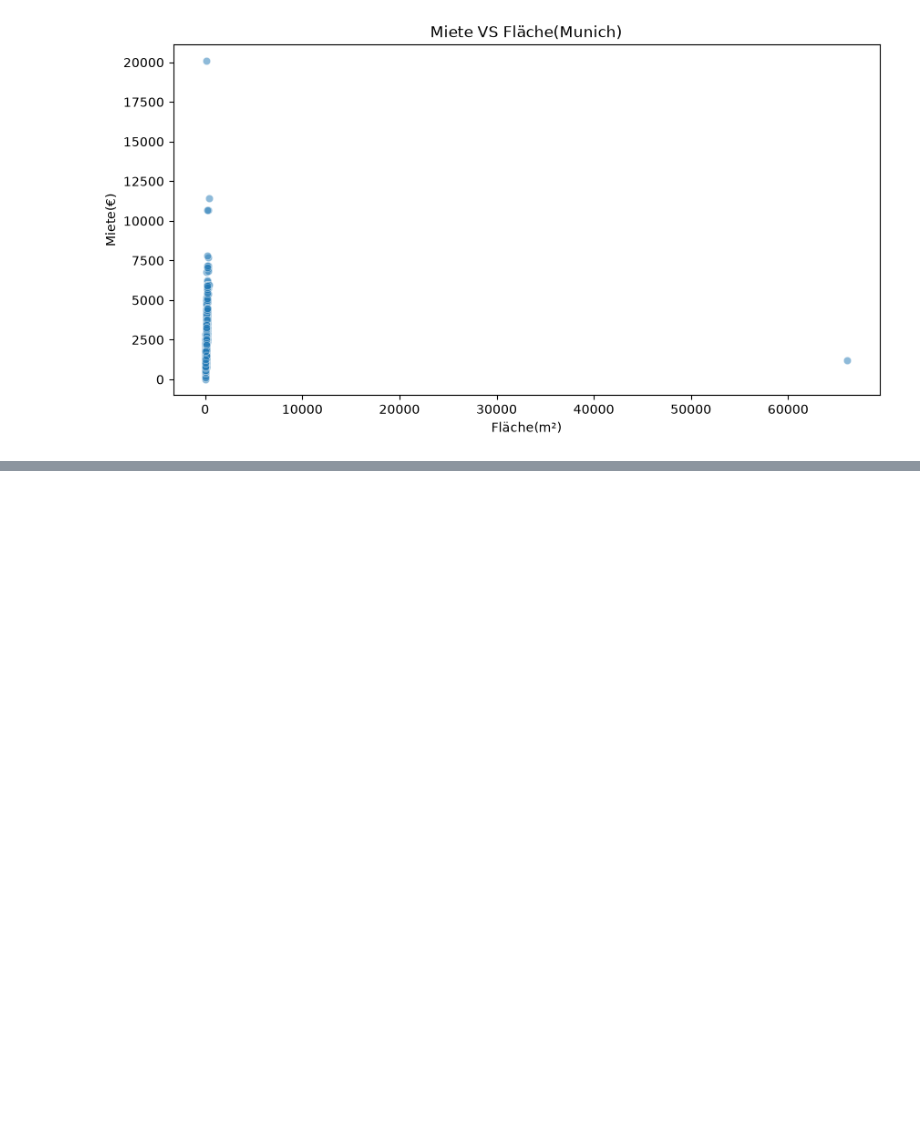
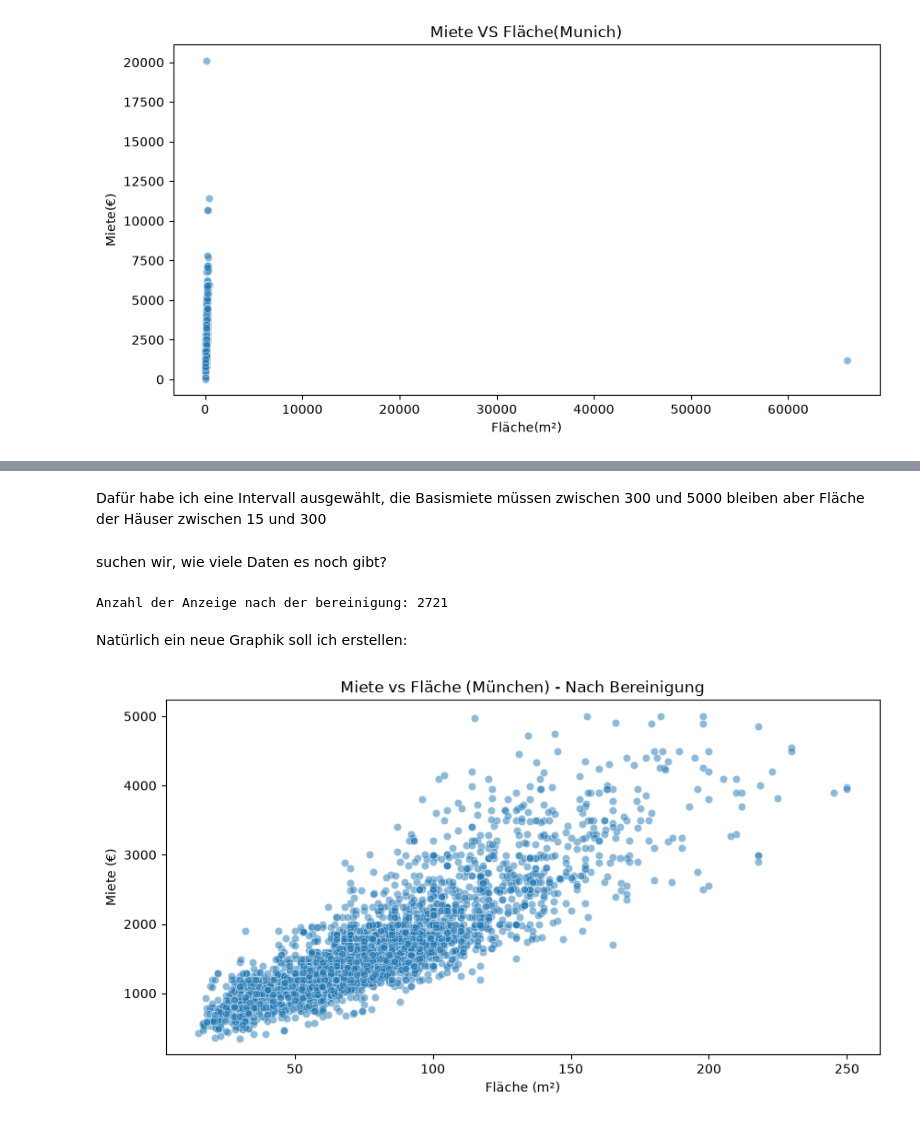
Before and after one commit to joressHACK24/Projekt3-munich-housing-prediction, a Jupyter notebook: munich_analysis.ipynb, the cells around one changed output, grey strips where cells are left out. Saved outputs shown, nothing was run; the diff lists cells and outputs as text; code cells hidden in the pictures; blank space fills up the shorter version.

Commit message:
"fix: remove rent and space outliers from Munich dataset"

```diff
--- a/munich_analysis.ipynb
+++ b/munich_analysis.ipynb
@@ -86,0 +89,27 @@ plt.show()
+# %% [markdown]
+Dafür habe ich eine Intervall ausgewählt, die Basismiete müssen zwischen 300 und 5000 bleiben aber Fläche der Häuser zwischen 15 und 300
+# %%
+daten_münchen_bereinigt = daten_münchen_bereinigt[
+    (daten_münchen_bereinigt['baseRent'] >= 300) & (daten_münchen_bereinigt['baseRent'] <= 5000) &
+    (daten_münchen_bereinigt['livingSpace'] >= 15) & (daten_münchen_bereinigt['livingSpace'] <= 300)
+]
+# %% [markdown]
+suchen wir, wie viele Daten es noch gibt?
+# %%
+print(f"Anzahl der Anzeige nach der bereinigung: {daten_münchen_bereinigt.shape[0]}")
+# %% [output]
+Anzahl der Anzeige nach der bereinigung: 2721
+# %% [markdown]
+Natürlich ein neue Graphik soll ich erstellen:
+# %%
+import matplotlib.pyplot as plt
+import seaborn as sns
+
+plt.figure(figsize=(10, 5))
+sns.scatterplot(data=daten_münchen_bereinigt, x='livingSpace', y='baseRent', alpha=0.5)
+plt.title("Miete vs Fläche (München) - Nach Bereinigung")
+plt.xlabel("Fläche (m²)")
+plt.ylabel("Miete (€)")
+plt.show()
+# %% [output]
+[figure, added]
```
Also changed, not shown: parts of 1 cell of this notebook.
